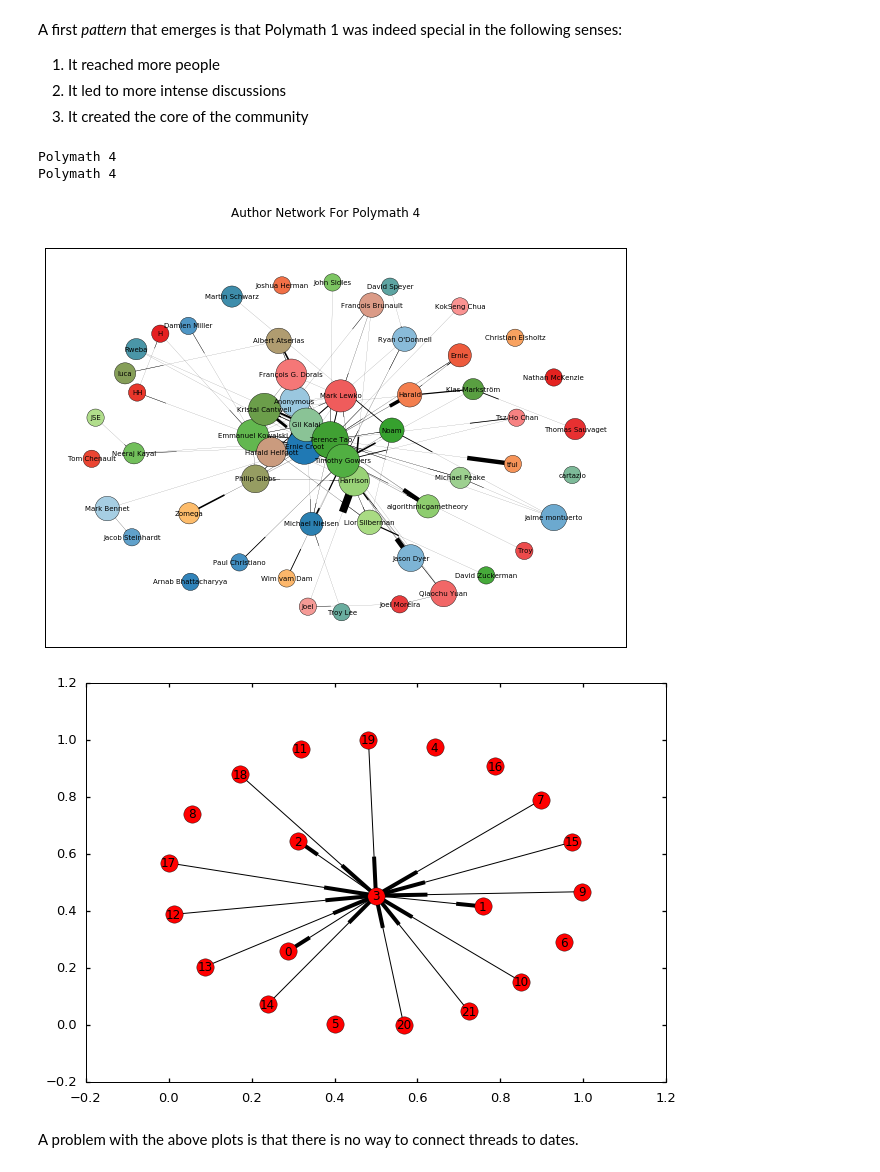
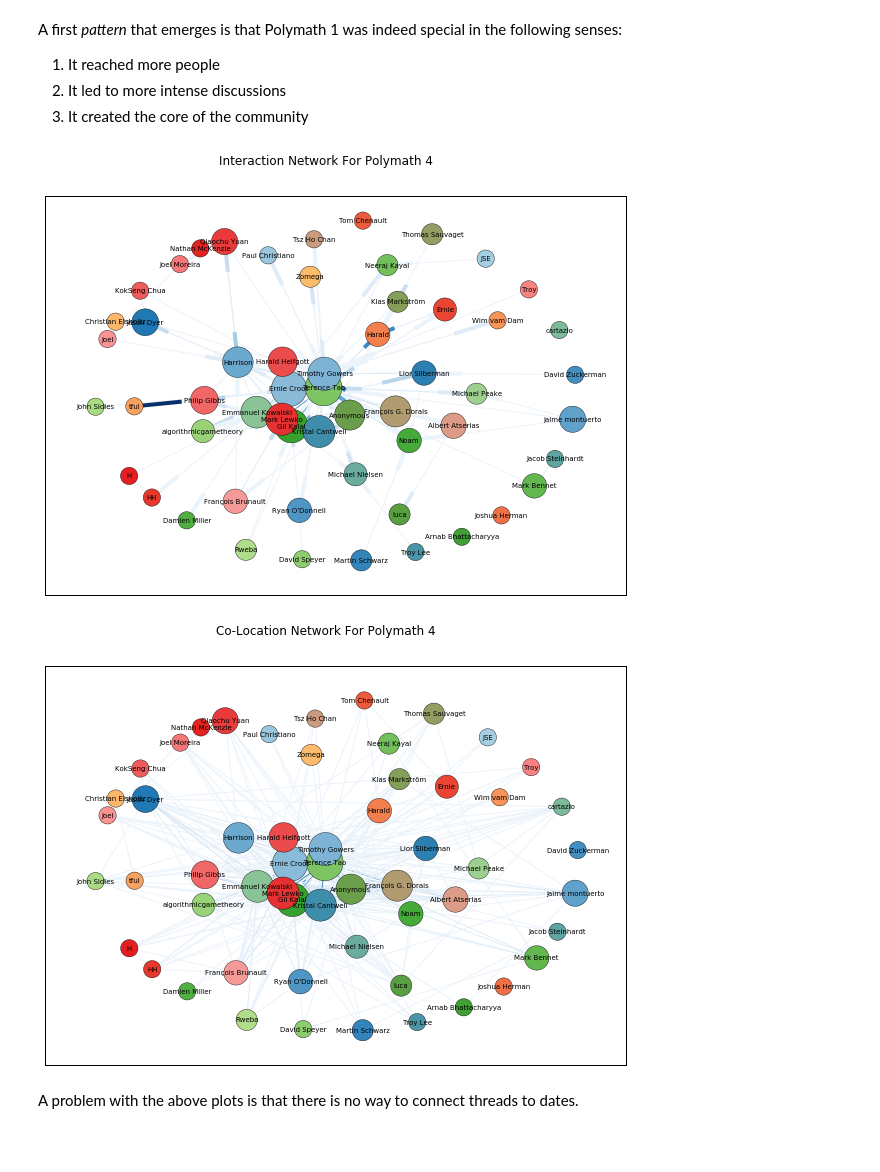
Before and after one commit to patrickallo/mathpracmod, a Jupyter notebook: Polymath Comparison.ipynb, the cells around one changed output. Saved outputs shown, nothing was run; the diff lists cells and outputs as text; code cells hidden in the pictures; blank space fills up the shorter version.

```diff
--- a/Polymath Comparison.ipynb
+++ b/Polymath Comparison.ipynb
@@ -144,6 +145,7 @@ Additional columns with sets of authors for threads and accumulated mthreads are
 # %%
 PM_FRAME['authors'] = PM_FRAME['thread'].apply(lambda thread: thread.authors)
 PM_FRAME['authors (accumulated)'] = PM_FRAME['network'].apply(lambda network: set(network.author_frame.index))
+PM_FRAME['comment_counter'] = PM_FRAME['mthread (single)'].apply(lambda mthread: Counter(mthread.node_name.values()))
 #mPM_FRAME['authors'] = mPM_FRAME['thread'].apply(lambda thread: thread.authors)
 #mPM_FRAME['authors (accumulated)'] = mPM_FRAME['network'].apply(lambda network: set(network.author_frame.index))
 # %% [markdown]
@@ -178,10 +180,10 @@ We define functions that take a project as argument call a method form the appro
 def get_project_at(project, stage):
     return mPM_FRAME.loc[project].iloc[stage] if project.startswith("Mini") else PM_FRAME.loc[project].iloc[stage]
 
-def draw_network(project, stage=-1):
+def draw_network(project, graph_type, reset=False, stage=-1):
     """Wrapper function for author_network.draw_graph.
     Plots the interaction-network between the commenters in project."""
-    get_project_at(project, stage)['network'].draw_graph(project=project)
+    get_project_at(project, stage)['network'].draw_graph(project=project, graph_type=graph_type, reset=reset)
 
 def draw_centre(project, stage=-1, skips=10, zoom=1):
     """Wrapper function for author_network.draw_centre_discussion"""
@@ -479,38 +572,3 @@ axes2.plot(axes.get_xticks(), data2.values,
 + Polymath 10 is still active.
 
 So far, we can only conclude that unsuccesful project end with only a small number of comments. In some cases this is because it quickly becomes clear that some initial assumptions were false, but in others it is more likely due to a lack of initial progress.
-# %%
-PROJECTS_TO_C = ["Mini Polymath {}".format(i) for i in range(1, 5)]
-PARTICIPANTS = Series([mPM_FRAME.loc[project]['authors (accumulated)'].iloc[-1] for
-                project in PROJECTS_TO_C], index=PROJECTS_TO_C)
-R_NETWORKS = Series([mPM_FRAME.loc[project]['r_network'].dropna().iloc[-1] for project in PROJECTS_TO_C],
-                    index=PROJECTS_TO_C)
-WITH_D = [project for project in PROJECTS_TO_C if not mPM_FRAME.loc[project]['research'].all()]
-D_NETWORKS = Series([mPM_FRAME.loc[project]['d_network'].dropna().iloc[-1] for project in WITH_D],
-                    index=WITH_D)
-R_PARTICIPANTS = R_NETWORKS.apply(lambda network: set(network.author_frame.index))
-D_PARTICIPANTS = D_NETWORKS.apply(lambda network: set(network.author_frame.index))
-COMMENTS = Series([mPM_FRAME.loc[project]['number of comments (accumulated)'].iloc[-1] for
-                project in PROJECTS_TO_C], index=PROJECTS_TO_C)
-
-df = DataFrame({'all threads': PARTICIPANTS, 'research threads': R_PARTICIPANTS, 'discussion threads': D_PARTICIPANTS},
-              index=PROJECTS_TO_C)
-df['authors only active in research threads'] = df['research threads'] - df['discussion threads']
-df['authors only active in "discussion" threads'] = df['discussion threads'] - df['research threads']
-df['authors active in both types of threads'] = df['all threads'] - df['authors only active in research threads'] - df['authors only active in "discussion" threads']
-for project in PROJECTS_TO_C:
-    if pd.isnull(df.loc[project]['authors only active in research threads']):
-        df.loc[project]['authors only active in research threads'] = df.loc[project]['all threads']
-data = df[['authors only active in research threads', 'authors only active in "discussion" threads', 'authors active in both types of threads']]
-data = data.applymap(lambda set: len(set) if pd.notnull(set) else 0)
-matplotlib.style.use('seaborn-notebook')
-axes = data.plot(kind='bar', stacked=True, color=['steelblue', 'lightsteelblue', 'lightgrey'],
-          title="Number of participants per thread-type in each Mini Polymath project\n Number of comments per thread")
-axes.set_ylabel("Number of participants")
-axes.yaxis.get_major_ticks()[0].label1.set_visible(False)
-data2 = COMMENTS
-axes2 = axes.twinx()
-axes2.set_ylabel("Number of comments")
-axes2.plot(axes.get_xticks(), data2.values,
-                   linestyle='-', marker='.', linewidth=.5,
-                   color='darkgrey')
@@ -637,16 +738,11 @@ A first *pattern* that emerges is that Polymath 1 was indeed special in the foll
 2. It led to more intense discussions
 3. It created the core of the community
 # %%
-draw_network("Polymath 4")
-end_pm4 = get_project_at("Polymath 4", -1)
+draw_network("Polymath 4", "interaction")
+draw_network("Polymath 4", "cluster")
 # %% [output]
-Polymath 4
-Polymath 4
-[figure, old version]
+[figure, new version]
+[figure, added]
-# %%
-nx.draw_networkx(nx.condensation(end_pm4['network'].graph))
-# %% [output]
-[figure, removed]
 # %%
 #from itertools import combinations
 #AUTHOR_SETS = [PM_FRAME.loc[project]['authors (accumulated)'].iloc[-1] for
```
Also changed, not shown: parts of 26 cells of this notebook, 4 other files.
